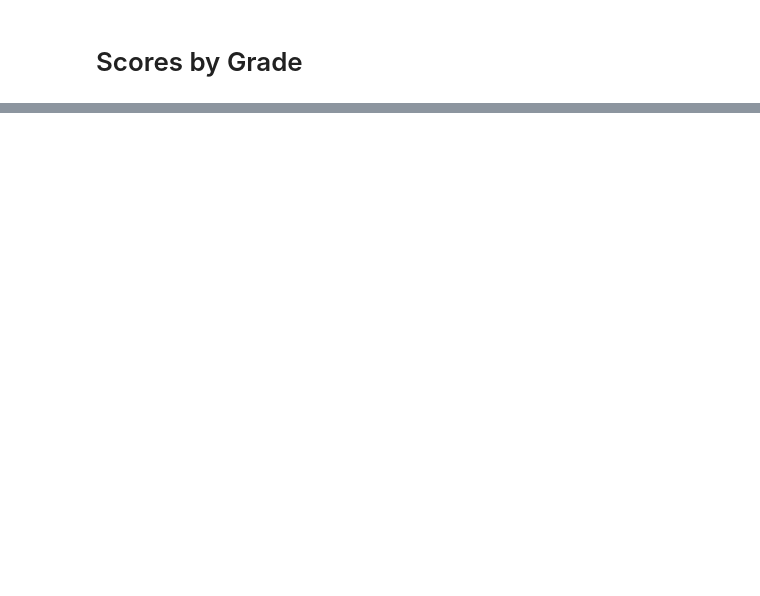
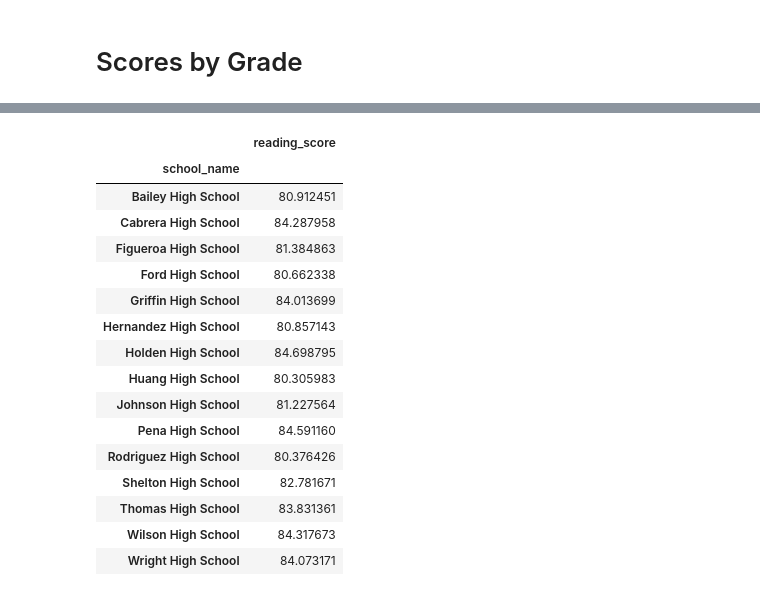
Before and after one commit to nams238/pandas_challange, a Jupyter notebook: PyCitySchools/Untitled.ipynb, the cells around one changed output, grey strips where cells are left out. Cells and saved outputs as stored; diff of their text form; code cells hidden in the pictures; blank space fills up the shorter version.

```diff
--- a/PyCitySchools/Untitled.ipynb
+++ b/PyCitySchools/Untitled.ipynb
@@ -455,0 +534,26 @@ final_sorted_lowest
+# %%
+# To Create a pandas series for 10th grade. using a conditional statement.
+reading_12th = school_data_complete.loc[school_data_complete['grade']=='12th']
+#reduce the columns to the desired ones
+organized_reading_12th = reading_12th[["grade", "school_name", "reading_score"]]
+# group the dataframe by the school name: using groupby() method
+organized_12th = organized_reading_12th.groupby(["school_name"]).mean()
+organized_12th
+# %% [output]
+|  | reading_score |
+| school_name |  |
+| Bailey High School | 80.912451 |
+| Cabrera High School | 84.287958 |
+| Figueroa High School | 81.384863 |
+| Ford High School | 80.662338 |
+| Griffin High School | 84.013699 |
+| Hernandez High School | 80.857143 |
+| Holden High School | 84.698795 |
+| Huang High School | 80.305983 |
+| Johnson High School | 81.227564 |
+| Pena High School | 84.591160 |
+| Rodriguez High School | 80.376426 |
+| Shelton High School | 82.781671 |
+| Thomas High School | 83.831361 |
+| Wilson High School | 84.317673 |
+| Wright High School | 84.073171 |
```
Also changed, not shown: parts of 4 cells of this notebook.
